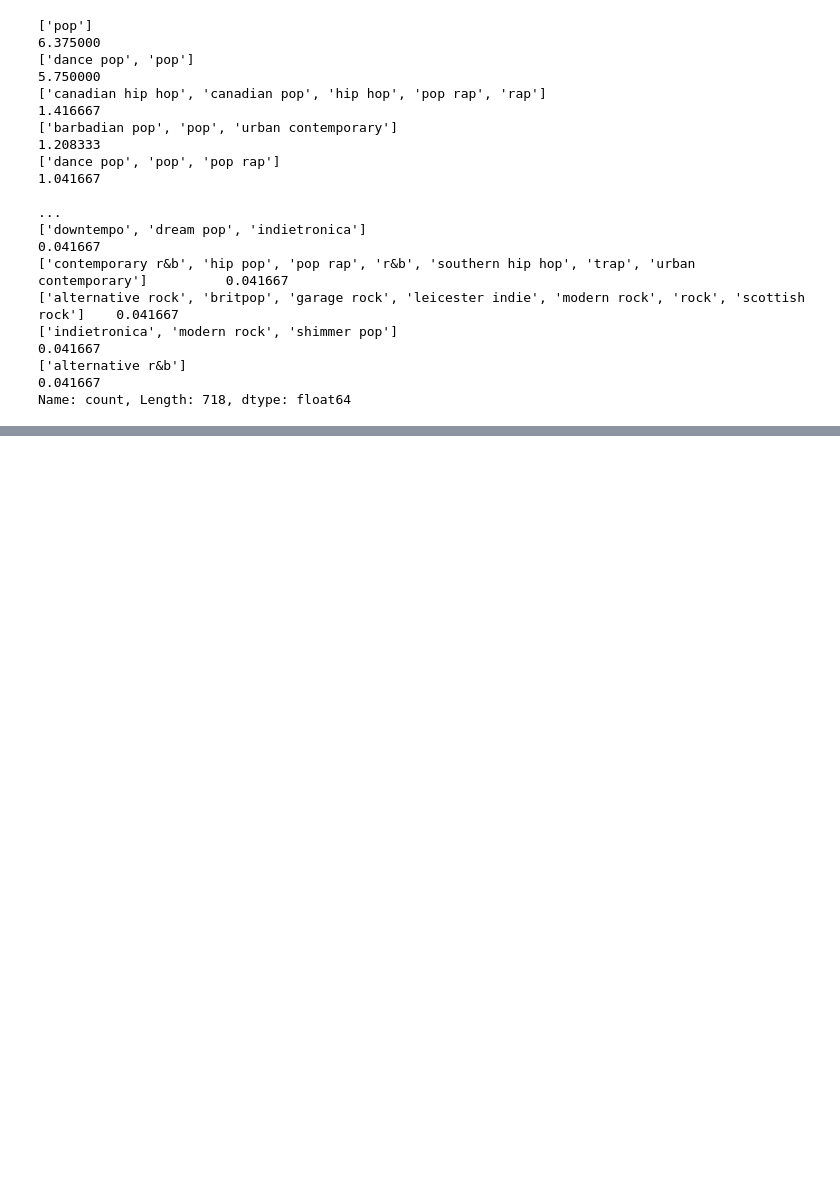
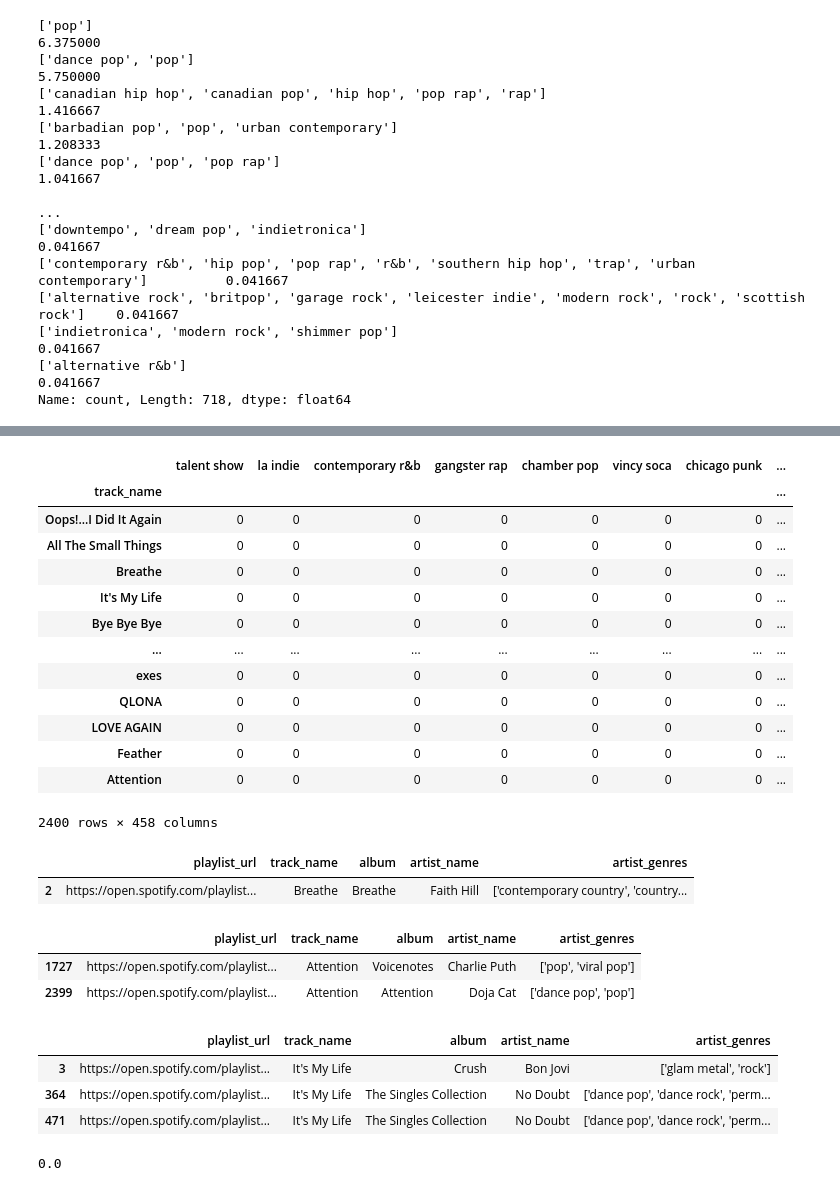
Before and after one commit to vickybelario/Multi-Label-Recommendation-of-Spotify-Music-Genres-Using-Content-Based-Filtering, a Jupyter notebook: model.ipynb, the cells around one changed output, grey strips where cells are left out. Saved outputs shown, nothing was run; the diff lists cells and outputs as text; code cells hidden in the pictures; blank space fills up the shorter version.

```diff
--- a/model.ipynb
+++ b/model.ipynb
@@ -177,3 +189,16 @@ print(genre_percentage)
 ['indietronica', 'modern rock', 'shimmer pop']                                                               0.041667
 ['alternative r&b']                                                                                          0.041667
 Name: count, Length: 718, dtype: float64
+# %%
+import ast
+
+genres = []
+for g in df['artist_genres']:
+    # Safely evaluate the string as a list
+    genre_list = ast.literal_eval(g)
+    genres.extend(genre_list)  # Add the genres to the list
+
+# Remove duplicates by converting to a set and back to a list
+unique_genres = list(set(genres))
+
+unique_genres
@@ -179,0 +223,21 @@ Name: count, Length: 718, dtype: float64
+# %%
+import ast
+
+# Initialize a list of lists for each genre
+gen_mv = [[] for i in range(len(unique_genres))]
+
+for dat in df['artist_genres']:
+    # Safely evaluate the string as a list
+    genres = ast.literal_eval(dat)
+
+    for i, g in enumerate(unique_genres):
+        if g in genres:
+            gen_mv[i].append(1)
+        else:
+            gen_mv[i].append(0)
+
+# Convert the result into a DataFrame
+gen_mv_dat = pd.DataFrame(np.array(gen_mv).T, columns=unique_genres)
+
+# Display the DataFrame
+print(gen_mv_dat)
@@ -179,0 +262,3 @@ Name: count, Length: 718, dtype: float64
+# %%
+gen_mv_dat = pd.DataFrame(np.array(gen_mv).T,columns=unique_genres)
+gen_mv_dat
@@ -179,0 +279,20 @@ Name: count, Length: 718, dtype: float64
+# %%
+title_df = df[['track_name']].reset_index(drop=True)
+song_vector = pd.concat([title_df,gen_mv_dat],axis=1)
+song_vector.set_index('track_name',inplace=True)
+song_vector
+# %% [output]
+|  | talent show | la indie | contemporary r&b | gangster rap | chamber pop | vincy soca | chicago punk | ... |
+| track_name |  |  |  |  |  |  |  | ... |
+| Oops!...I Did It Again | 0 | 0 | 0 | 0 | 0 | 0 | 0 | ... |
+| All The Small Things | 0 | 0 | 0 | 0 | 0 | 0 | 0 | ... |
+| Breathe | 0 | 0 | 0 | 0 | 0 | 0 | 0 | ... |
+| It's My Life | 0 | 0 | 0 | 0 | 0 | 0 | 0 | ... |
+| Bye Bye Bye | 0 | 0 | 0 | 0 | 0 | 0 | 0 | ... |
+| ... | ... | ... | ... | ... | ... | ... | ... | ... |
+| exes | 0 | 0 | 0 | 0 | 0 | 0 | 0 | ... |
+| QLONA | 0 | 0 | 0 | 0 | 0 | 0 | 0 | ... |
+| LOVE AGAIN | 0 | 0 | 0 | 0 | 0 | 0 | 0 | ... |
+| Feather | 0 | 0 | 0 | 0 | 0 | 0 | 0 | ... |
+| Attention | 0 | 0 | 0 | 0 | 0 | 0 | 0 | ... |
+2400 rows × 458 columns
@@ -179,0 +306,22 @@ Name: count, Length: 718, dtype: float64
+# %%
+df[df['track_name']=='Breathe'][['playlist_url','track_name' ,'album','artist_name','artist_genres']]
+# %% [output]
+|  | playlist_url | track_name | album | artist_name | artist_genres |
+| 2 | https://open.spotify.com/playlist... | Breathe | Breathe | Faith Hill | ['contemporary country', 'country... |
+# %%
+df[df['track_name']=='Attention'][['playlist_url','track_name','album' ,'artist_name','artist_genres']]
+# %% [output]
+|  | playlist_url | track_name | album | artist_name | artist_genres |
+| 1727 | https://open.spotify.com/playlist... | Attention | Voicenotes | Charlie Puth | ['pop', 'viral pop'] |
+| 2399 | https://open.spotify.com/playlist... | Attention | Attention | Doja Cat | ['dance pop', 'pop'] |
+# %%
+df[df['track_name']=="It's My Life"][['playlist_url','track_name','album','artist_name','artist_genres']]
+# %% [output]
+|  | playlist_url | track_name | album | artist_name | artist_genres |
+| 3 | https://open.spotify.com/playlist... | It's My Life | Crush | Bon Jovi | ['glam metal', 'rock'] |
+| 364 | https://open.spotify.com/playlist... | It's My Life | The Singles Collection | No Doubt | ['dance pop', 'dance rock', 'perm... |
+| 471 | https://open.spotify.com/playlist... | It's My Life | The Singles Collection | No Doubt | ['dance pop', 'dance rock', 'perm... |
+# %%
+cosine_sim(song_vector.loc['Oops!...I Did It Again'], song_vector.loc['Breathe'])
+# %% [output]
+0.0
```
Also changed, not shown: parts of 8 cells of this notebook, 1 other file.
